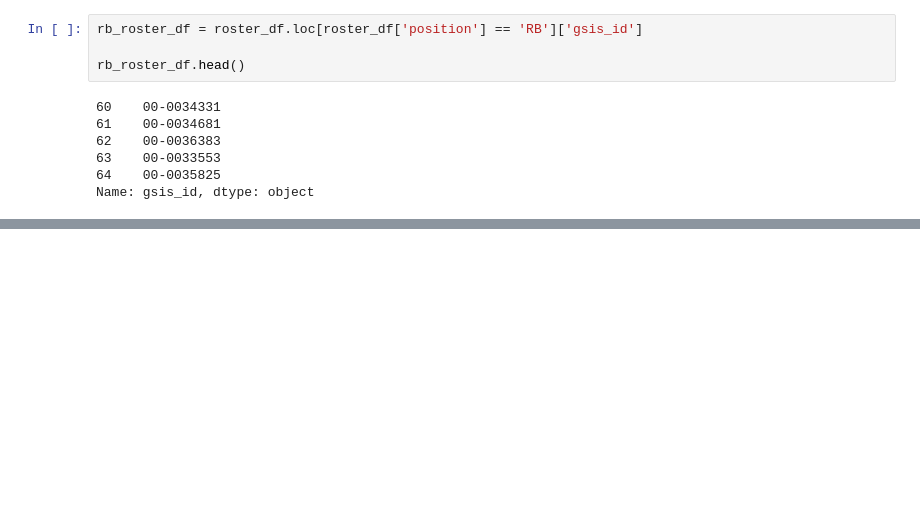
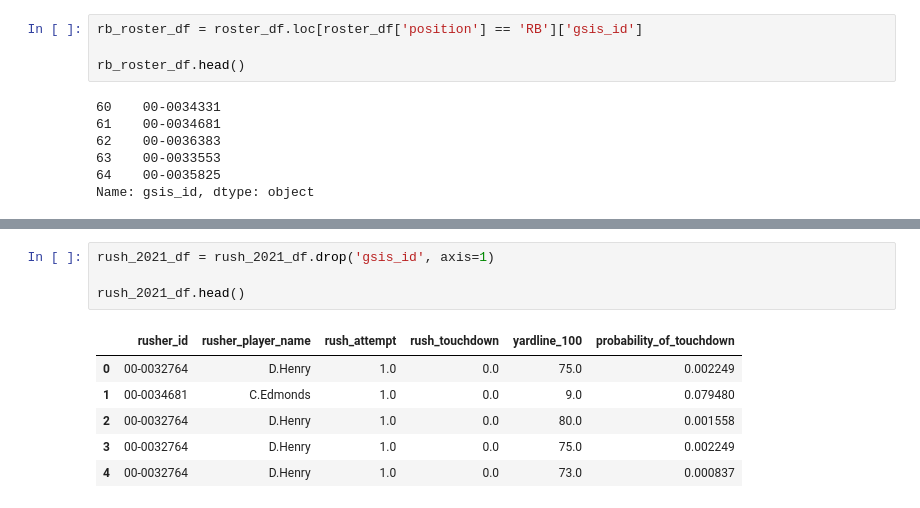
Before and after one commit to kumajimmy/fantasy_footballl_22, a Jupyter notebook: TD_regression_rb.ipynb, the cells around one changed output, grey strips where cells are left out. Drawn from its saved outputs; the diff is of its cells as text; blank space fills up the shorter version.

```diff
--- a/TD_regression_rb.ipynb
+++ b/TD_regression_rb.ipynb
@@ -162,0 +163,11 @@ rush_2021_df.head(20)
+# %%
+rush_2021_df = rush_2021_df.drop('gsis_id', axis=1)
+
+rush_2021_df.head()
+# %% [output]
+|  | rusher_id | rusher_player_name | rush_attempt | rush_touchdown | yardline_100 | probability_of_touchdown |
+| 0 | 00-0032764 | D.Henry | 1.0 | 0.0 | 75.0 | 0.002249 |
+| 1 | 00-0034681 | C.Edmonds | 1.0 | 0.0 | 9.0 | 0.079480 |
+| 2 | 00-0032764 | D.Henry | 1.0 | 0.0 | 80.0 | 0.001558 |
+| 3 | 00-0032764 | D.Henry | 1.0 | 0.0 | 75.0 | 0.002249 |
+| 4 | 00-0032764 | D.Henry | 1.0 | 0.0 | 73.0 | 0.000837 |
```
Also changed, not shown: parts of 6 cells of this notebook.
